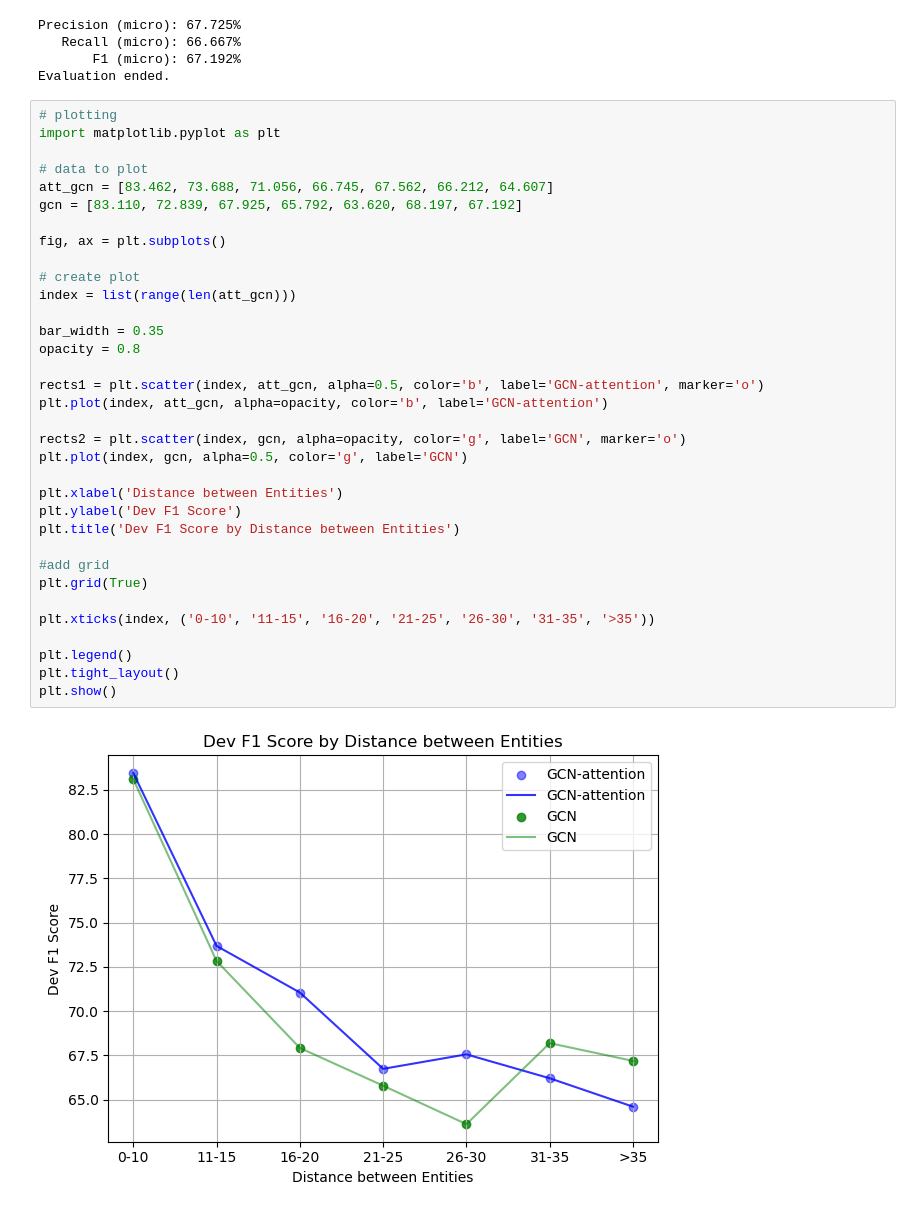
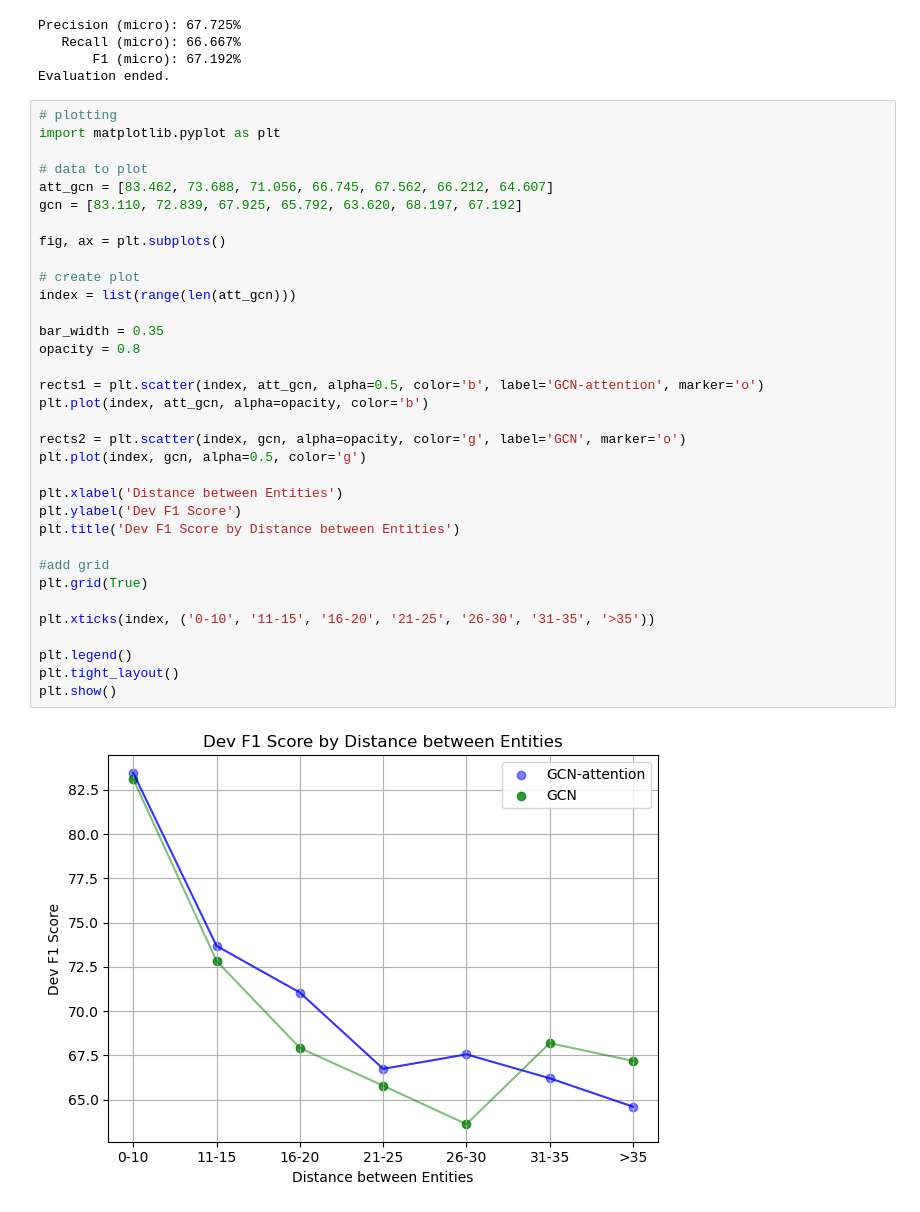
Before and after one commit to jonathondilworth/uom-relation-extraction, a Jupyter notebook: notebooks/ra_cgcn/seq_len_exp.ipynb, the cells around one changed output. Cells and saved outputs as stored; diff of their text form.

Commit message:
Changed plotting stuff

```diff
--- a/notebooks/ra_cgcn/seq_len_exp.ipynb
+++ b/notebooks/ra_cgcn/seq_len_exp.ipynb
@@ -260,33 +260,33 @@ import matplotlib.pyplot as plt
 
 # data to plot
 att_gcn = [83.462, 73.688, 71.056, 66.745, 67.562, 66.212, 64.607]
 gcn = [83.110, 72.839, 67.925, 65.792, 63.620, 68.197, 67.192]
 
 fig, ax = plt.subplots()
 
 # create plot
 index = list(range(len(att_gcn)))
 
 bar_width = 0.35
 opacity = 0.8
 
 rects1 = plt.scatter(index, att_gcn, alpha=0.5, color='b', label='GCN-attention', marker='o')
-plt.plot(index, att_gcn, alpha=opacity, color='b', label='GCN-attention')
+plt.plot(index, att_gcn, alpha=opacity, color='b')
 
 rects2 = plt.scatter(index, gcn, alpha=opacity, color='g', label='GCN', marker='o')
-plt.plot(index, gcn, alpha=0.5, color='g', label='GCN')
+plt.plot(index, gcn, alpha=0.5, color='g')
 
 plt.xlabel('Distance between Entities')
 plt.ylabel('Dev F1 Score')
 plt.title('Dev F1 Score by Distance between Entities')
 
 #add grid
 plt.grid(True)
 
 plt.xticks(index, ('0-10', '11-15', '16-20', '21-25', '26-30', '31-35', '>35'))
 
 plt.legend()
 plt.tight_layout()
 plt.show()
 # %% [output]
-[figure, old version]
+[figure, new version]
```
